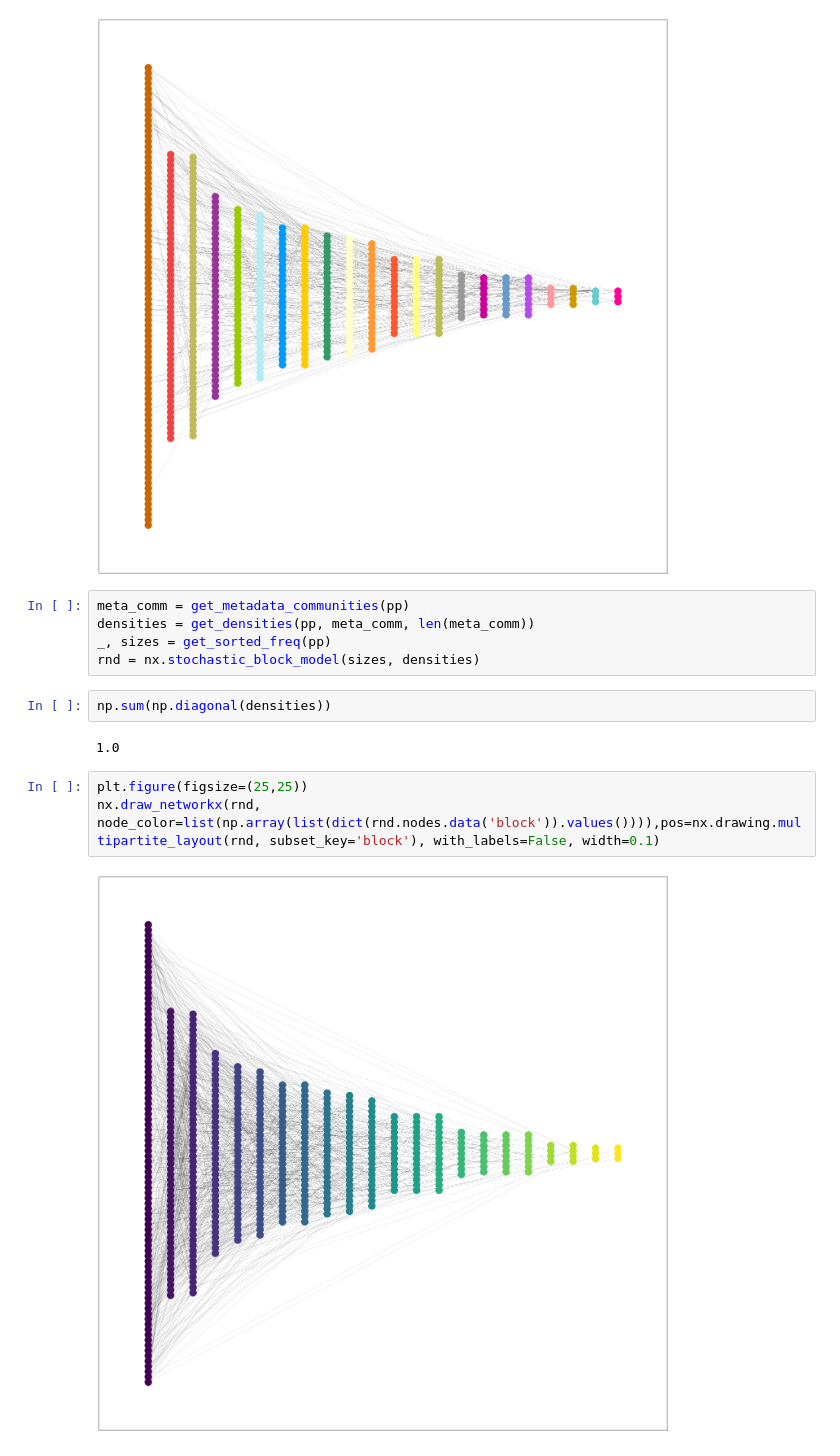
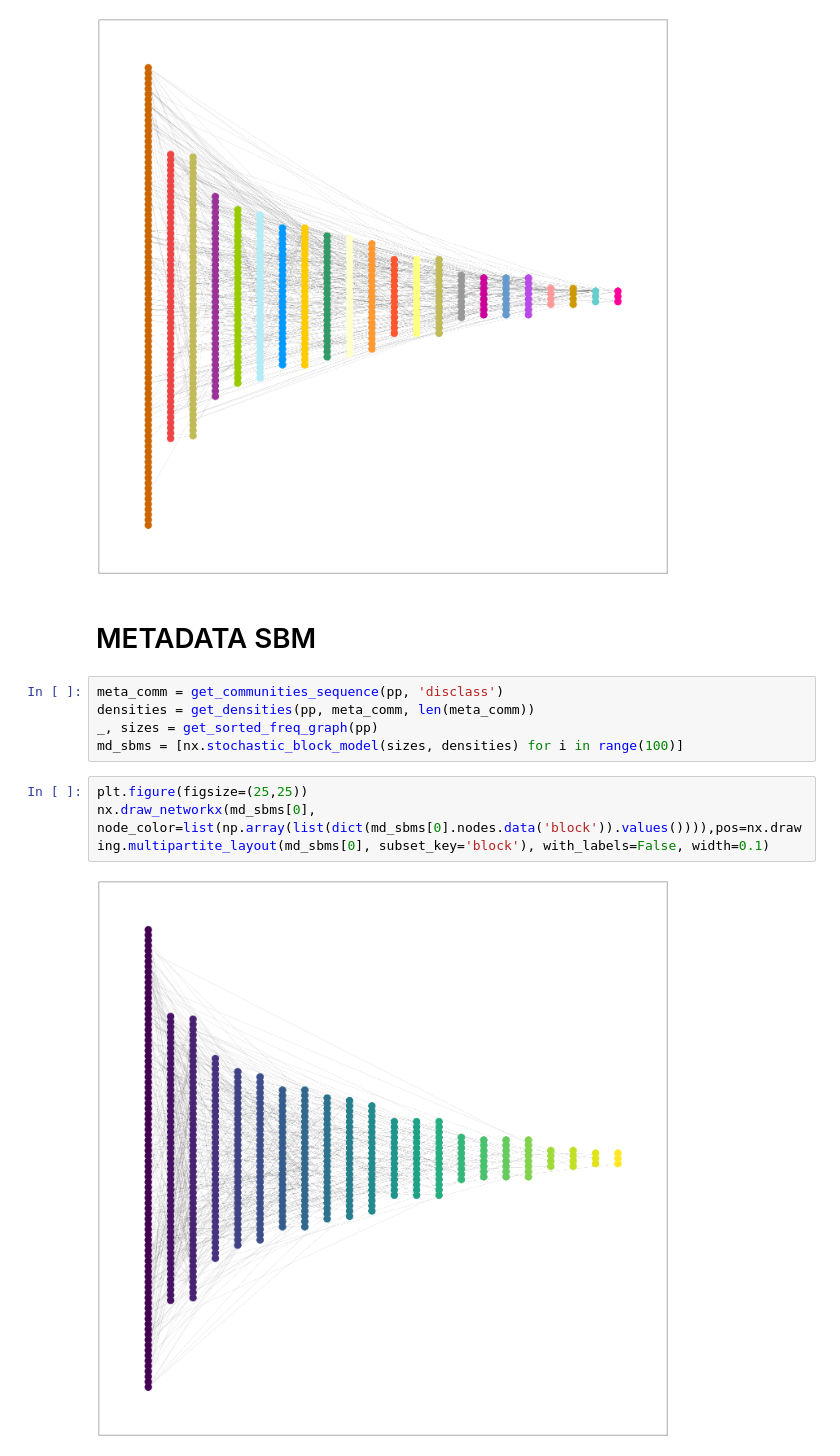
Before and after one commit to acd17sk/Human-Disease-Network-NetSci, a Jupyter notebook: demo_notebook.ipynb, the cells around one changed output. Saved outputs shown, nothing was run; the diff lists cells and outputs as text.

```diff
--- a/demo_notebook.ipynb
+++ b/demo_notebook.ipynb
@@ -228,17 +222,15 @@ plt.figure(figsize=(25,25))
 nx.draw_networkx(pp, node_color=get_colours(pp), pos=nx.drawing.multipartite_layout(pp, subset_key='encoded_class'), with_labels=False, width=0.1)
 # %% [output]
 [figure]
+# %% [markdown]
+# METADATA SBM
 # %%
-meta_comm = get_metadata_communities(pp)
+meta_comm = get_communities_sequence(pp, 'disclass')
 densities = get_densities(pp, meta_comm, len(meta_comm))
-_, sizes = get_sorted_freq(pp)
-rnd = nx.stochastic_block_model(sizes, densities)
+_, sizes = get_sorted_freq_graph(pp)
+md_sbms = [nx.stochastic_block_model(sizes, densities) for i in range(100)]
-# %%
-np.sum(np.diagonal(densities))
-# %% [output]
-1.0
 # %%
 plt.figure(figsize=(25,25))
-nx.draw_networkx(rnd, node_color=list(np.array(list(dict(rnd.nodes.data('block')).values()))),pos=nx.drawing.multipartite_layout(rnd, subset_key='block'), with_labels=False, width=0.1)
+nx.draw_networkx(md_sbms[0], node_color=list(np.array(list(dict(md_sbms[0].nodes.data('block')).values()))),pos=nx.drawing.multipartite_layout(md_sbms[0], subset_key='block'), with_labels=False, width=0.1)
 # %% [output]
-[figure, old version]
+[figure, new version]
```
Also changed, not shown: parts of 112 cells of this notebook, 1 other file.
